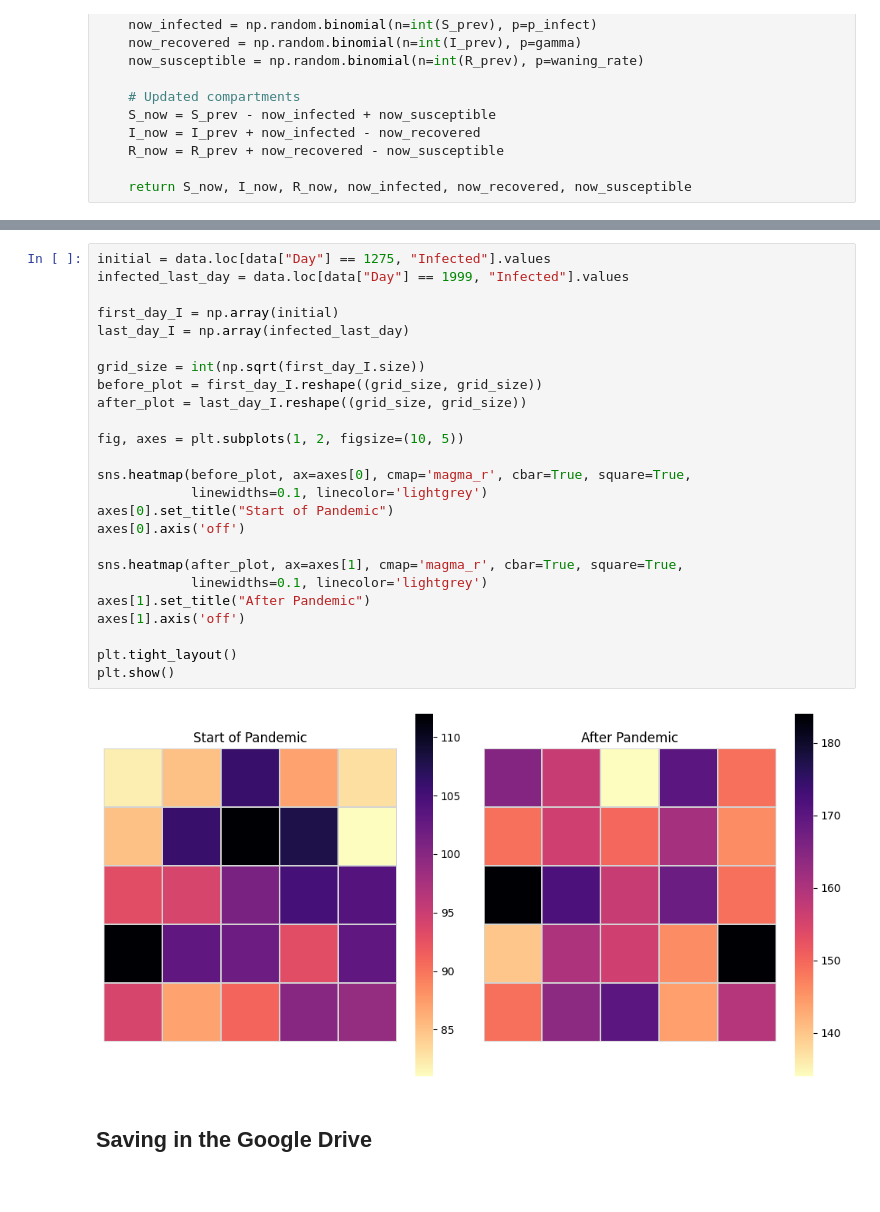
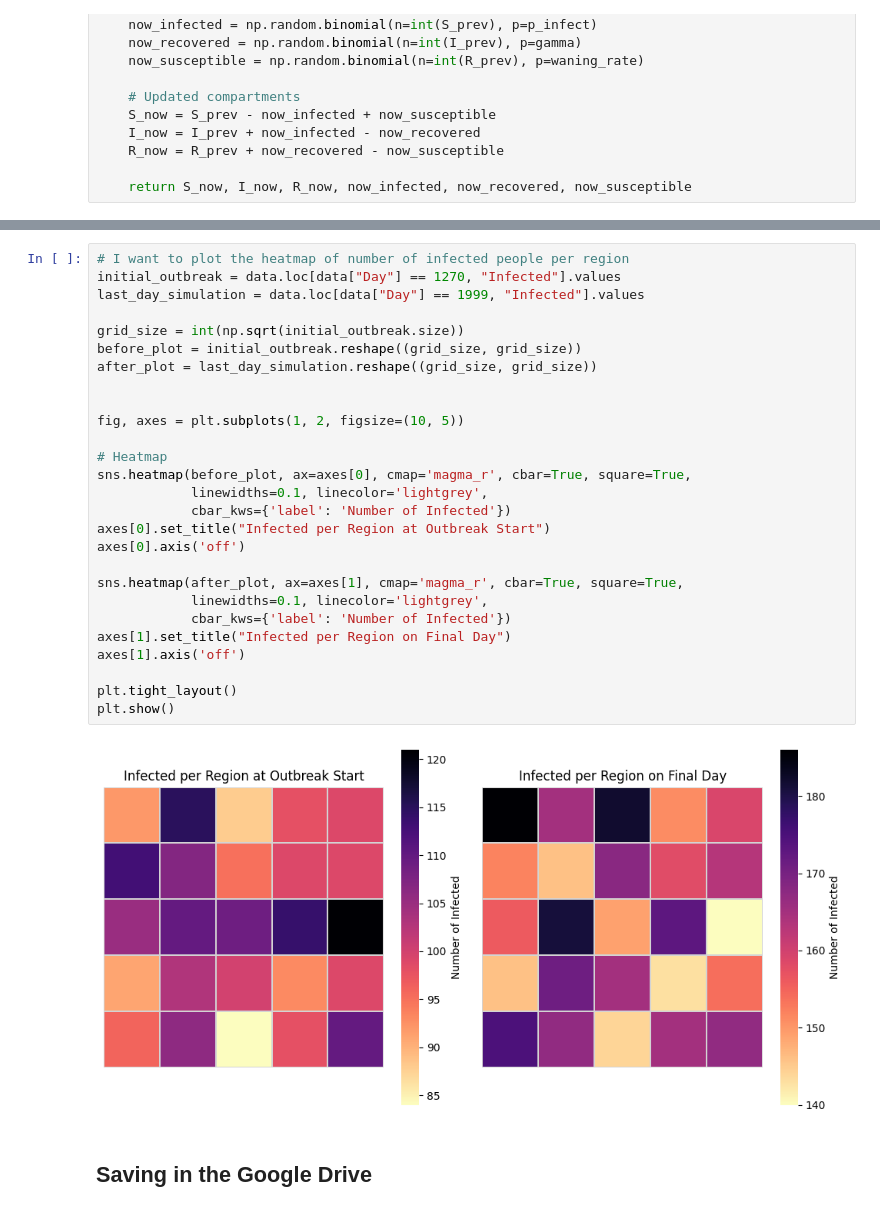
Before and after one commit to SahputraS/Outbreak-Simulation-and-Detection-Testing, a Jupyter notebook: SIRS_Metapopulation_With_Reporting.ipynb, the cells around one changed output, grey strips where cells are left out. Saved outputs shown, nothing was run; the diff lists cells and outputs as text.

Commit message:
V3.2 - Grid metapopulation + slow increase beta

```diff
--- a/SIRS_Metapopulation_With_Reporting.ipynb
+++ b/SIRS_Metapopulation_With_Reporting.ipynb
@@ -298,30 +317,32 @@ plt.show()
 # %%
-initial = data.loc[data["Day"] == 1275, "Infected"].values
-infected_last_day = data.loc[data["Day"] == 1999, "Infected"].values
+# I want to plot the heatmap of number of infected people per region
+initial_outbreak = data.loc[data["Day"] == 1270, "Infected"].values
+last_day_simulation = data.loc[data["Day"] == 1999, "Infected"].values
 
-first_day_I = np.array(initial)
-last_day_I = np.array(infected_last_day)
+grid_size = int(np.sqrt(initial_outbreak.size))
+before_plot = initial_outbreak.reshape((grid_size, grid_size))
+after_plot = last_day_simulation.reshape((grid_size, grid_size))
 
-grid_size = int(np.sqrt(first_day_I.size))
-before_plot = first_day_I.reshape((grid_size, grid_size))
-after_plot = last_day_I.reshape((grid_size, grid_size))
 
 fig, axes = plt.subplots(1, 2, figsize=(10, 5))
 
+# Heatmap
 sns.heatmap(before_plot, ax=axes[0], cmap='magma_r', cbar=True, square=True,
-            linewidths=0.1, linecolor='lightgrey')
-axes[0].set_title("Start of Pandemic")
+            linewidths=0.1, linecolor='lightgrey',
+            cbar_kws={'label': 'Number of Infected'})
+axes[0].set_title("Infected per Region at Outbreak Start")
 axes[0].axis('off')
 
 sns.heatmap(after_plot, ax=axes[1], cmap='magma_r', cbar=True, square=True,
-            linewidths=0.1, linecolor='lightgrey')
-axes[1].set_title("After Pandemic")
+            linewidths=0.1, linecolor='lightgrey',
+            cbar_kws={'label': 'Number of Infected'})
+axes[1].set_title("Infected per Region on Final Day")
 axes[1].axis('off')
 
 plt.tight_layout()
 plt.show()
 # %% [output]
-[figure, old version]
+[figure, new version]
 # %% [markdown]
 ## Saving in the Google Drive
 # %%
```
Also changed, not shown: parts of 9 cells of this notebook.
